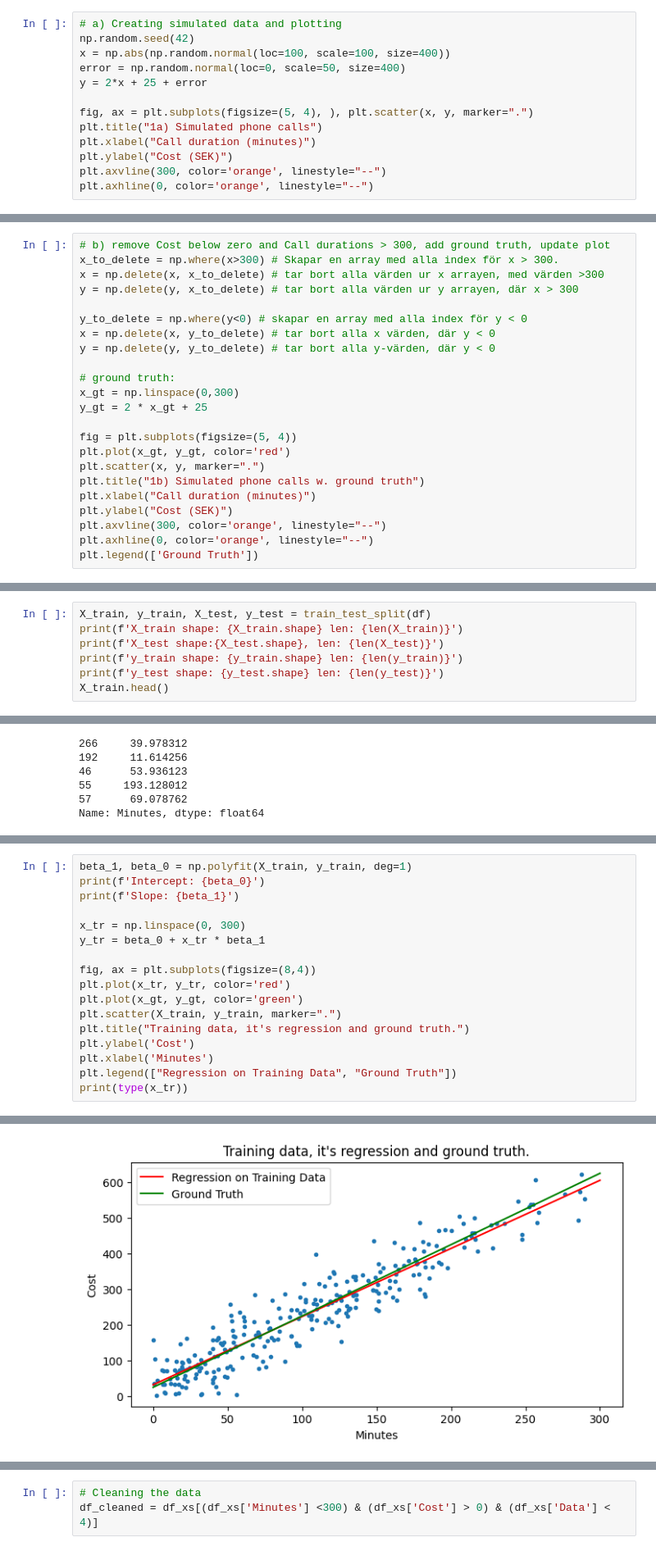
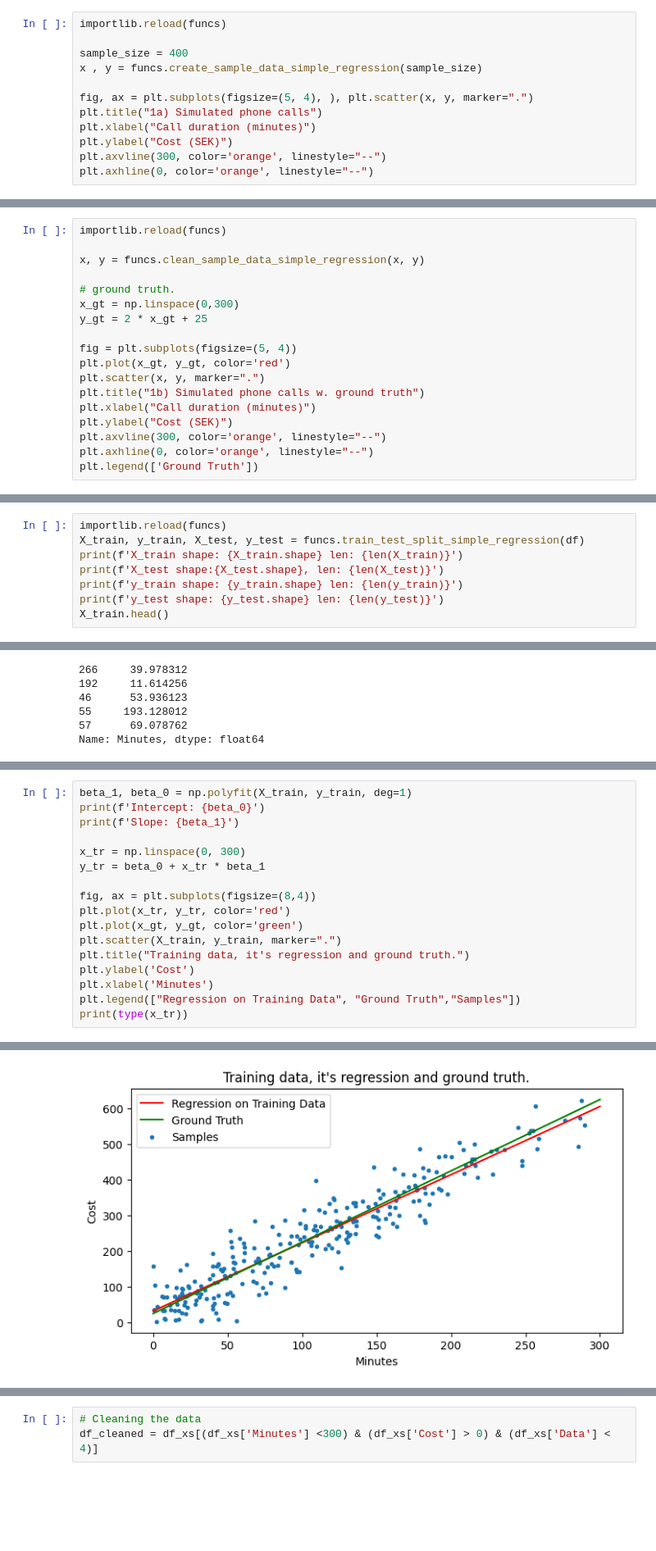
Before and after one commit to dancla240/Machine_Learning_Daniel_Claesson, a Jupyter notebook: Exercises/E00_linear_regression.ipynb, the cells around one changed output, grey strips where cells are left out. Shown at 82% size. Cells and saved outputs as stored; diff of their text form; blank space fills up the shorter version.

```diff
--- a/Exercises/E00_linear_regression.ipynb
+++ b/Exercises/E00_linear_regression.ipynb
@@ -84,9 +87,8 @@ import seaborn as sns
 # %%
-# a) Creating simulated data and plotting
-np.random.seed(42)
-x = np.abs(np.random.normal(loc=100, scale=100, size=400))
-error = np.random.normal(loc=0, scale=50, size=400)
-y = 2*x + 25 + error
+importlib.reload(funcs)
+
+sample_size = 400
+x , y = funcs.create_sample_data_simple_regression(sample_size)
 
 fig, ax = plt.subplots(figsize=(5, 4), ), plt.scatter(x, y, marker=".")
 plt.title("1a) Simulated phone calls")
@@ -98,16 +100,11 @@ plt.axhline(0, color='orange', linestyle="--")
 <matplotlib.lines.Line2D at 0x...>
 [figure]
 # %%
-# b) remove Cost below zero and Call durations > 300, add ground truth, update plot
-x_to_delete = np.where(x>300) # Skapar en array med alla index för x > 300.
-x = np.delete(x, x_to_delete) # tar bort alla värden ur x arrayen, med värden >300
-y = np.delete(y, x_to_delete) # tar bort alla värden ur y arrayen, där x > 300
+importlib.reload(funcs)
 
-y_to_delete = np.where(y<0) # skapar en array med alla index för y < 0
-x = np.delete(x, y_to_delete) # tar bort alla x värden, där y < 0
-y = np.delete(y, y_to_delete) # tar bort alla y-värden, där y < 0
+x, y = funcs.clean_sample_data_simple_regression(x, y)
 
-# ground truth:
+# ground truth.
 x_gt = np.linspace(0,300)
 y_gt = 2 * x_gt + 25
 
@@ -214,5 +194,6 @@ def train_test_split(data_frame,
 # %%
-X_train, y_train, X_test, y_test = train_test_split(df)
+importlib.reload(funcs)
+X_train, y_train, X_test, y_test = funcs.train_test_split_simple_regression(df)
 print(f'X_train shape: {X_train.shape} len: {len(X_train)}')
 print(f'X_test shape:{X_test.shape}, len: {len(X_test)}')
 print(f'y_train shape: {y_train.shape} len: {len(y_train)}')
@@ -257,25 +238,25 @@ It is important to keep track of the shapes of the vectors, matrices in order fo
 # %%
 beta_1, beta_0 = np.polyfit(X_train, y_train, deg=1)
 print(f'Intercept: {beta_0}')
 print(f'Slope: {beta_1}')
 
 x_tr = np.linspace(0, 300)
 y_tr = beta_0 + x_tr * beta_1
 
 fig, ax = plt.subplots(figsize=(8,4))
 plt.plot(x_tr, y_tr, color='red')
 plt.plot(x_gt, y_gt, color='green')
 plt.scatter(X_train, y_train, marker=".")
 plt.title("Training data, it's regression and ground truth.")
 plt.ylabel('Cost')
 plt.xlabel('Minutes')
-plt.legend(["Regression on Training Data", "Ground Truth"])
+plt.legend(["Regression on Training Data", "Ground Truth","Samples"])
 print(type(x_tr))
 # %% [output]
 Intercept: 32.08344034432974
 Slope: 1.911000616363066
 <class 'numpy.ndarray'>
-[figure, old version]
+[figure, new version]
 # %% [markdown]
 ## 3. Prediction and evaluation (*)
 
```
Also changed, not shown: parts of 22 cells of this notebook, 1 other file.
